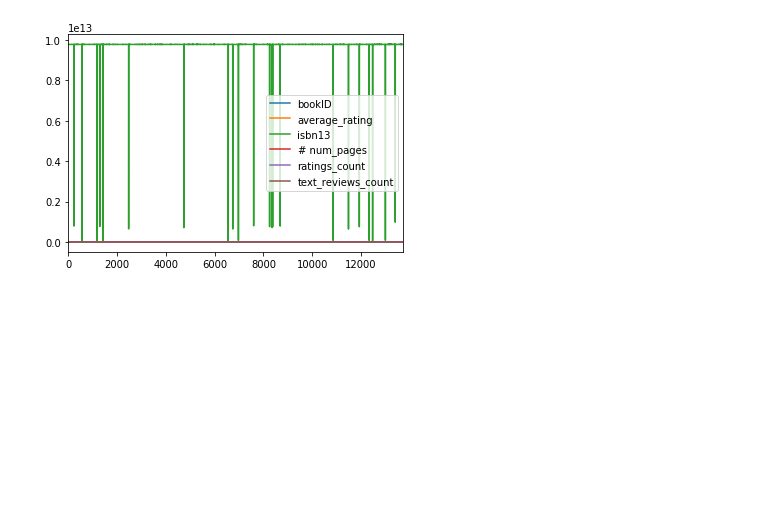
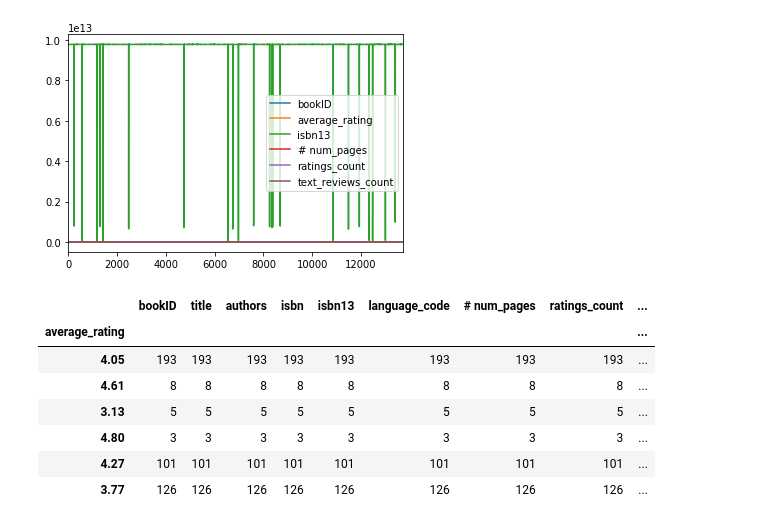
Before and after one commit to akakicreations/ejercicios-casuales-github, a Jupyter notebook: books-goodreader.ipynb, the cells around one changed output. Saved outputs shown, nothing was run; the diff lists cells and outputs as text; code cells hidden in the pictures; blank space fills up the shorter version.

```diff
--- a/books-goodreader.ipynb
+++ b/books-goodreader.ipynb
@@ -77,3 +77,15 @@ df.plot()
 # %% [output]
 <matplotlib.axes._subplots.AxesSubplot at 0x...>
 [figure]
+# %%
+df_per_date =df.groupby("average_rating").count()
+df_per_date.sample(6)
+# %% [output]
+|  | bookID | title | authors | isbn | isbn13 | language_code | # num_pages | ratings_count | ... |
+| average_rating |  |  |  |  |  |  |  |  | ... |
+| 4.05 | 193 | 193 | 193 | 193 | 193 | 193 | 193 | 193 | ... |
+| 4.61 | 8 | 8 | 8 | 8 | 8 | 8 | 8 | 8 | ... |
+| 3.13 | 5 | 5 | 5 | 5 | 5 | 5 | 5 | 5 | ... |
+| 4.80 | 3 | 3 | 3 | 3 | 3 | 3 | 3 | 3 | ... |
+| 4.27 | 101 | 101 | 101 | 101 | 101 | 101 | 101 | 101 | ... |
+| 3.77 | 126 | 126 | 126 | 126 | 126 | 126 | 126 | 126 | ... |
```
Also changed, not shown: parts of 8 cells of this notebook.
